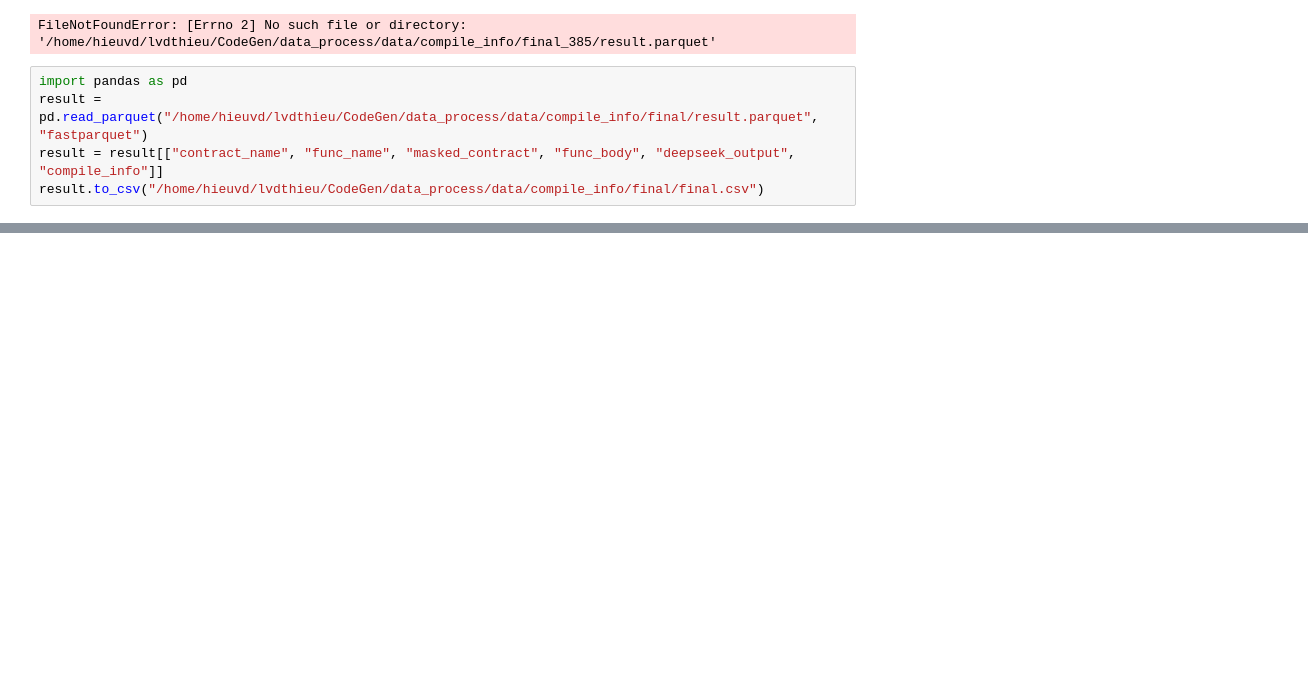
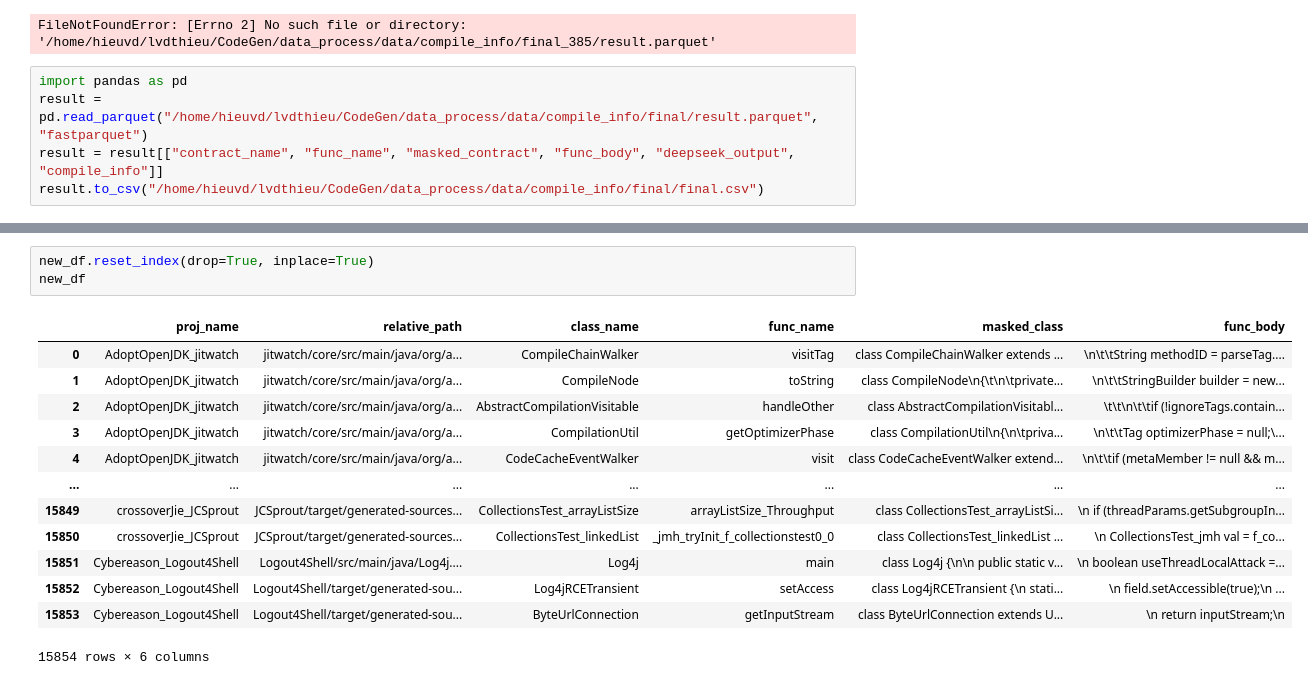
Before and after one commit to echodrift/code-generation, a Jupyter notebook: data_process/experiment/playground.ipynb, the cells around one changed output, grey strips where cells are left out. Drawn from its saved outputs; the diff is of its cells as text; blank space fills up the shorter version.

```diff
--- a/data_process/experiment/playground.ipynb
+++ b/data_process/experiment/playground.ipynb
@@ -496,0 +582,17 @@ result.to_csv("/home/hieuvd/lvdthieu/CodeGen/data_process/data/compile_info/fina
+# %%
+new_df.reset_index(drop=True, inplace=True)
+new_df
+# %% [output]
+|  | proj_name | relative_path | class_name | func_name | masked_class | func_body |
+| 0 | AdoptOpenJDK_jitwatch | jitwatch/core/src/main/java/org/a... | CompileChainWalker | visitTag | class CompileChainWalker extends ... | \n\t\tString methodID = parseTag.... |
+| 1 | AdoptOpenJDK_jitwatch | jitwatch/core/src/main/java/org/a... | CompileNode | toString | class CompileNode\n{\t\n\tprivate... | \n\t\tStringBuilder builder = new... |
+| 2 | AdoptOpenJDK_jitwatch | jitwatch/core/src/main/java/org/a... | AbstractCompilationVisitable | handleOther | class AbstractCompilationVisitabl... | \t\t\n\t\tif (!ignoreTags.contain... |
+| 3 | AdoptOpenJDK_jitwatch | jitwatch/core/src/main/java/org/a... | CompilationUtil | getOptimizerPhase | class CompilationUtil\n{\n\tpriva... | \n\t\tTag optimizerPhase = null;\... |
+| 4 | AdoptOpenJDK_jitwatch | jitwatch/core/src/main/java/org/a... | CodeCacheEventWalker | visit | class CodeCacheEventWalker extend... | \n\t\tif (metaMember != null && m... |
+| ... | ... | ... | ... | ... | ... | ... |
+| 15849 | crossoverJie_JCSprout | JCSprout/target/generated-sources... | CollectionsTest_arrayListSize | arrayListSize_Throughput | class CollectionsTest_arrayListSi... | \n if (threadParams.getSubgroupIn... |
+| 15850 | crossoverJie_JCSprout | JCSprout/target/generated-sources... | CollectionsTest_linkedList | _jmh_tryInit_f_collectionstest0_0 | class CollectionsTest_linkedList ... | \n CollectionsTest_jmh val = f_co... |
+| 15851 | Cybereason_Logout4Shell | Logout4Shell/src/main/java/Log4j.... | Log4j | main | class Log4j {\n\n public static v... | \n boolean useThreadLocalAttack =... |
+| 15852 | Cybereason_Logout4Shell | Logout4Shell/target/generated-sou... | Log4jRCETransient | setAccess | class Log4jRCETransient {\n stati... | \n field.setAccessible(true);\n ... |
+| 15853 | Cybereason_Logout4Shell | Logout4Shell/target/generated-sou... | ByteUrlConnection | getInputStream | class ByteUrlConnection extends U... | \n return inputStream;\n |
+15854 rows × 6 columns
```
Also changed, not shown: parts of 12 cells of this notebook, 2 other files.
